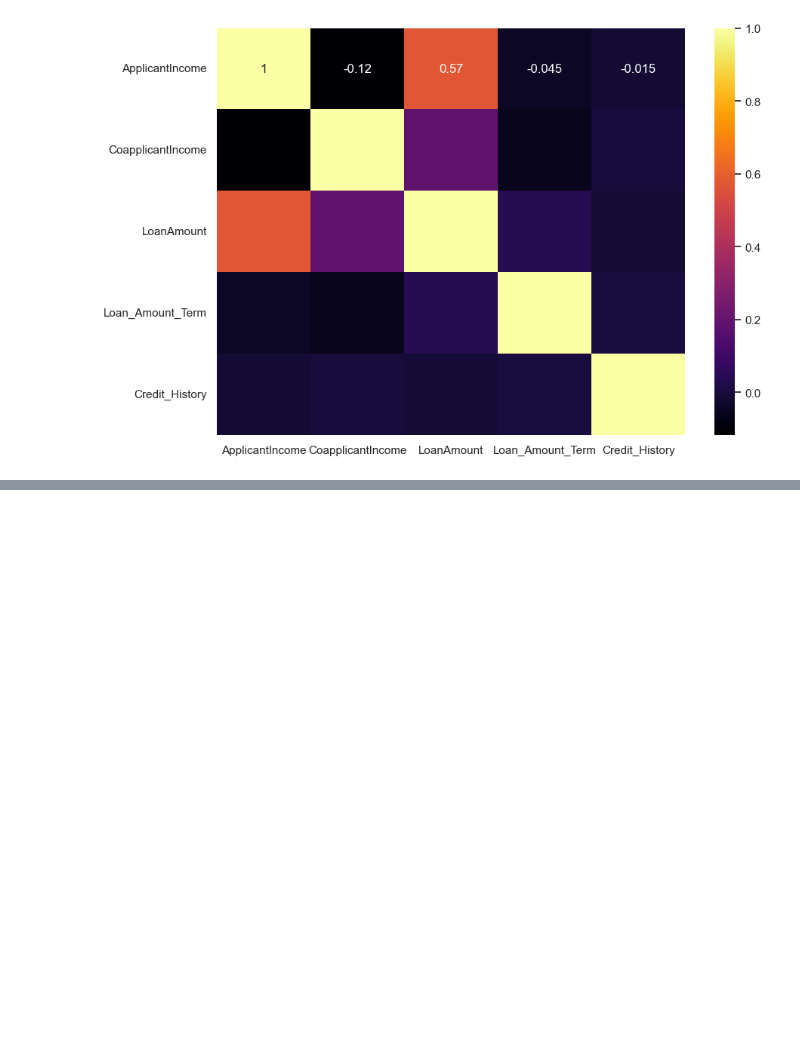
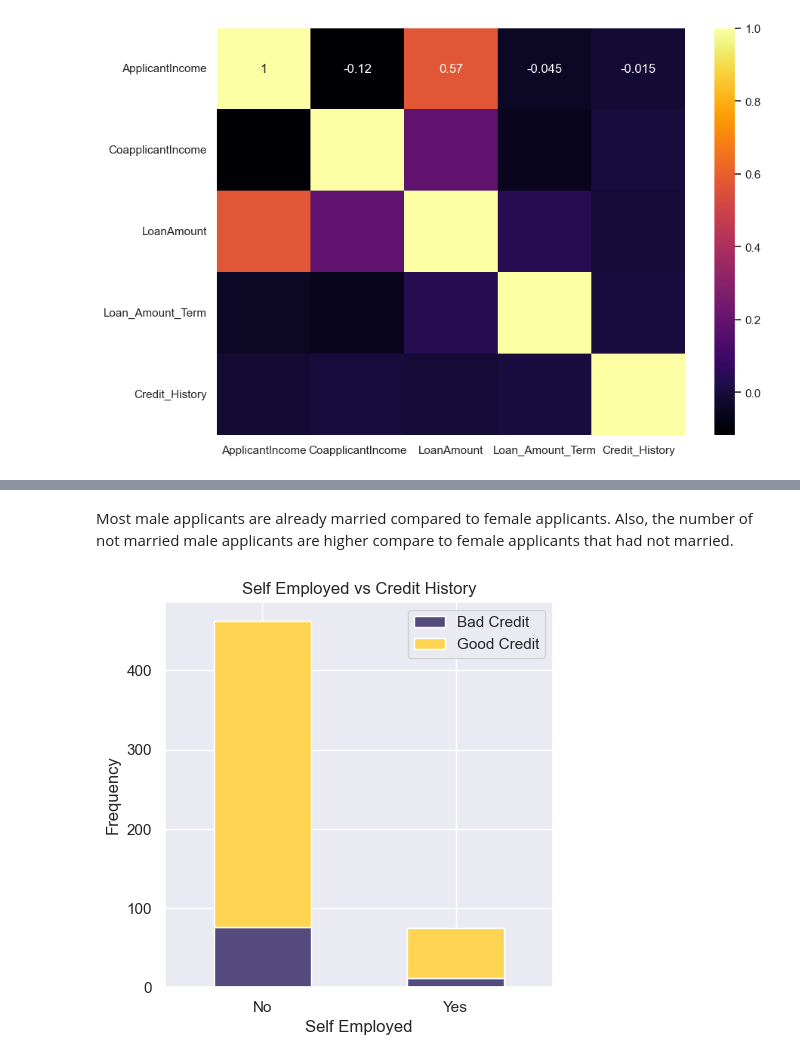
Before and after one commit to kobebaffour/machine_learning, a Jupyter notebook: Loan Prediction/loan_prediction_nm.ipynb, the cells around one changed output, grey strips where cells are left out. Cells and saved outputs as stored; diff of their text form; code cells hidden in the pictures; blank space fills up the shorter version.

```diff
--- a/Loan Prediction/loan_prediction_nm.ipynb
+++ b/Loan Prediction/loan_prediction_nm.ipynb
@@ -403,0 +417,12 @@ plt.show()
+# %% [markdown]
+Most male applicants are already married compared to female applicants. Also, the number of not married male applicants are higher compare to female applicants that had not married.
+# %%
+pd.crosstab(df.Self_Employed,df.Credit_History).plot(kind="bar", stacked=True, figsize=(5,5), color=['#544a7d','#ffd452'])
+plt.title('Self Employed vs Credit History')
+plt.xlabel('Self Employed')
+plt.ylabel('Frequency')
+plt.legend(["Bad Credit", "Good Credit"])
+plt.xticks(rotation=0)
+plt.show()
+# %% [output]
+[figure, added]
```
Also changed, not shown: parts of 17 cells of this notebook.
